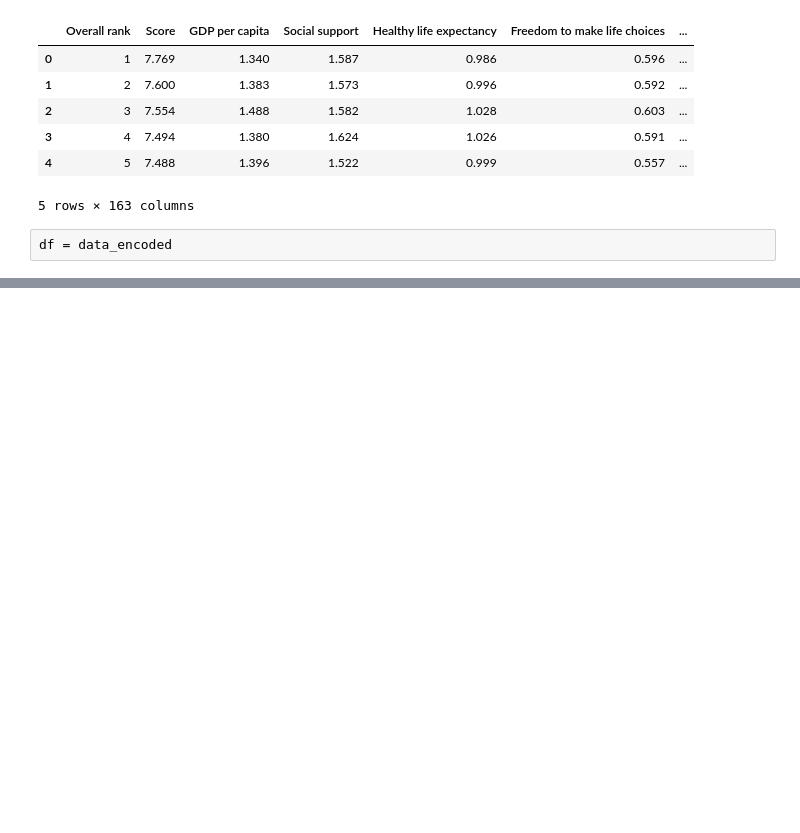
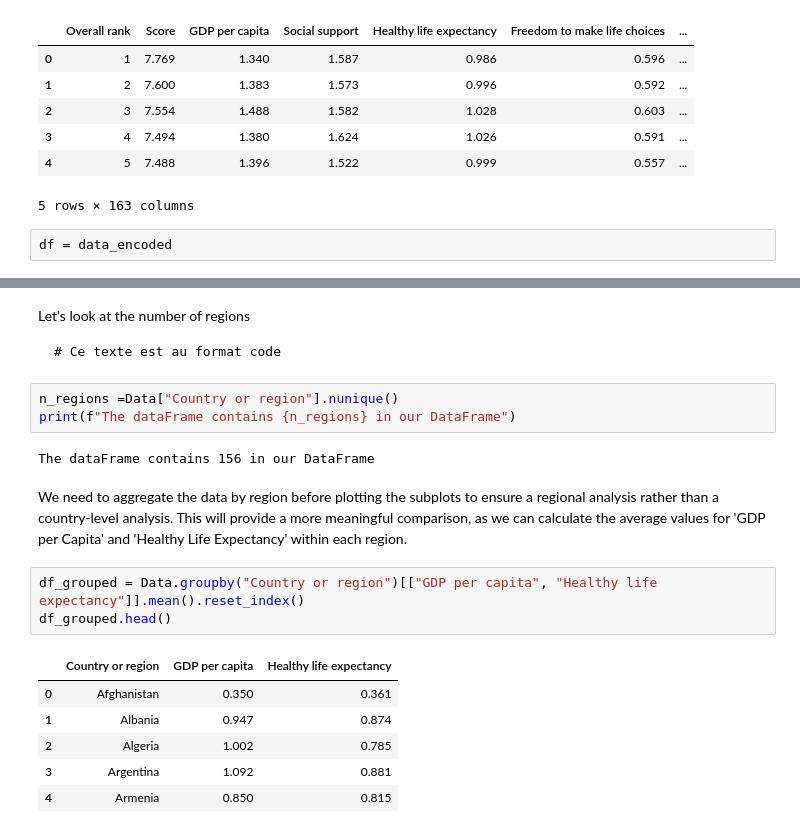
Before and after one commit to a-Hachem/GenAI-ML-BootCamp-PSTB, a Jupyter notebook: Week2/Day4/Challenge_W2_D4.ipynb, the cells around one changed output, grey strips where cells are left out. Saved outputs shown, nothing was run; the diff lists cells and outputs as text; blank space fills up the shorter version.

````diff
--- a/Week2/Day4/Challenge_W2_D4.ipynb
+++ b/Week2/Day4/Challenge_W2_D4.ipynb
@@ -133,0 +162,23 @@ plt.show()
+# %% [markdown]
+Let's look at the number of regions
+
+```
+# Ce texte est au format code
+```
+# %%
+n_regions =Data["Country or region"].nunique()
+print(f"The dataFrame contains {n_regions} in our DataFrame")
+# %% [output]
+The dataFrame contains 156 in our DataFrame
+# %% [markdown]
+We need to aggregate the data by region before plotting the subplots to ensure a regional analysis rather than a country-level analysis. This will provide a more meaningful comparison, as we can calculate the average values for 'GDP per Capita' and 'Healthy Life Expectancy' within each region.
+# %%
+df_grouped = Data.groupby("Country or region")[["GDP per capita", "Healthy life expectancy"]].mean().reset_index()
+df_grouped.head()
+# %% [output]
+|  | Country or region | GDP per capita | Healthy life expectancy |
+| 0 | Afghanistan | 0.350 | 0.361 |
+| 1 | Albania | 0.947 | 0.874 |
+| 2 | Algeria | 1.002 | 0.785 |
+| 3 | Argentina | 1.092 | 0.881 |
+| 4 | Armenia | 0.850 | 0.815 |
````
Also changed, not shown: parts of 15 cells of this notebook.
